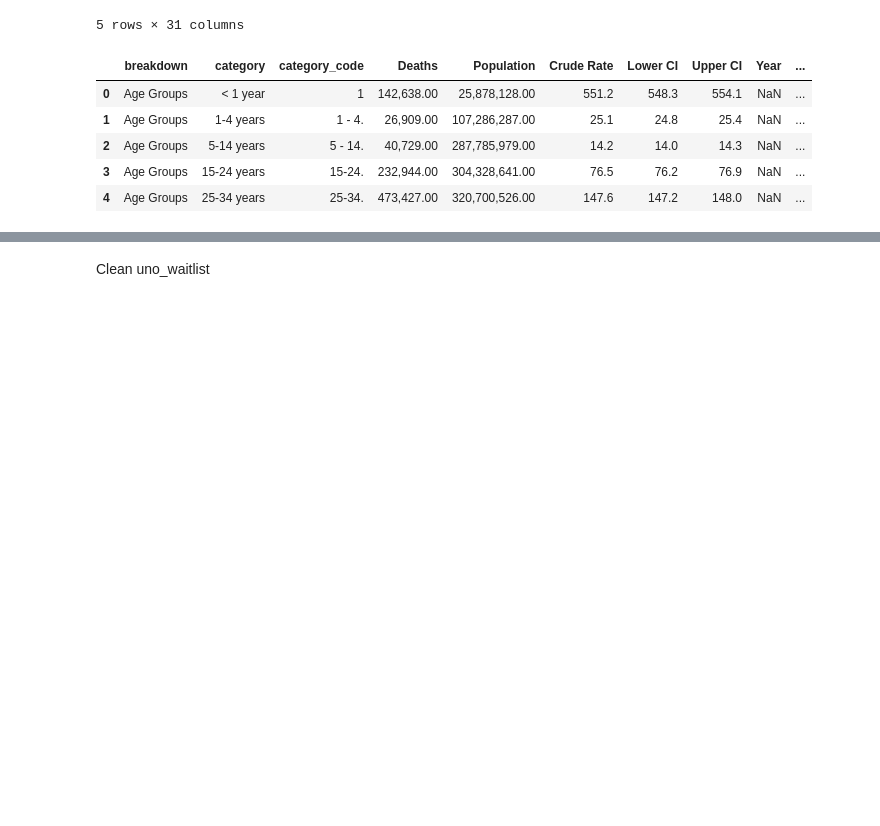
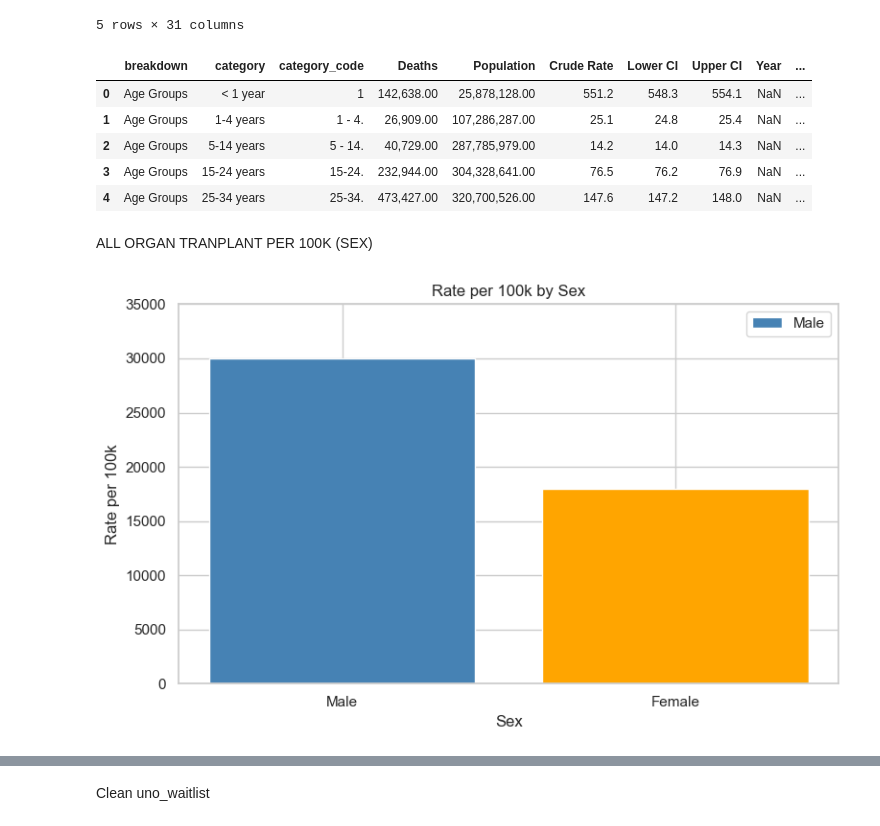
Before and after one commit to ansonrk/Capstone-DA16, a Jupyter notebook: Notebook/Untitled.ipynb, the cells around one changed output, grey strips where cells are left out. Saved outputs shown, nothing was run; the diff lists cells and outputs as text; code cells hidden in the pictures; blank space fills up the shorter version.

```diff
--- a/Notebook/Untitled.ipynb
+++ b/Notebook/Untitled.ipynb
@@ -76,3 +76,23 @@ cdc_mort.head()
 | 2 | Age Groups | 5-14 years | 5 - 14. | 40,729.00 | 287,785,979.00 | 14.2 | 14.0 | 14.3 | NaN | ... |
 | 3 | Age Groups | 15-24 years | 15-24. | 232,944.00 | 304,328,641.00 | 76.5 | 76.2 | 76.9 | NaN | ... |
 | 4 | Age Groups | 25-34 years | 25-34. | 473,427.00 | 320,700,526.00 | 147.6 | 147.2 | 148.0 | NaN | ... |
+# %% [markdown]
+ALL ORGAN TRANPLANT PER 100K (SEX)
+# %%
+
+sex = ["Male", "Female"]
+rates = [30000, 18000]
+
+plt.figure(figsize=(8, 5))
+plt.bar(sex, rates, color=["steelblue", "orange"])
+
+plt.xlabel("Sex")
+plt.ylabel("Rate per 100k")
+plt.title("Rate per 100k by Sex")
+plt.ylim(0, 35000)
+
+plt.legend(["Male", "Female"])
+plt.tight_layout()
+plt.show()
+# %% [output]
+[figure, added]
```
Also changed, not shown: parts of 12 cells of this notebook, 10 other files.
